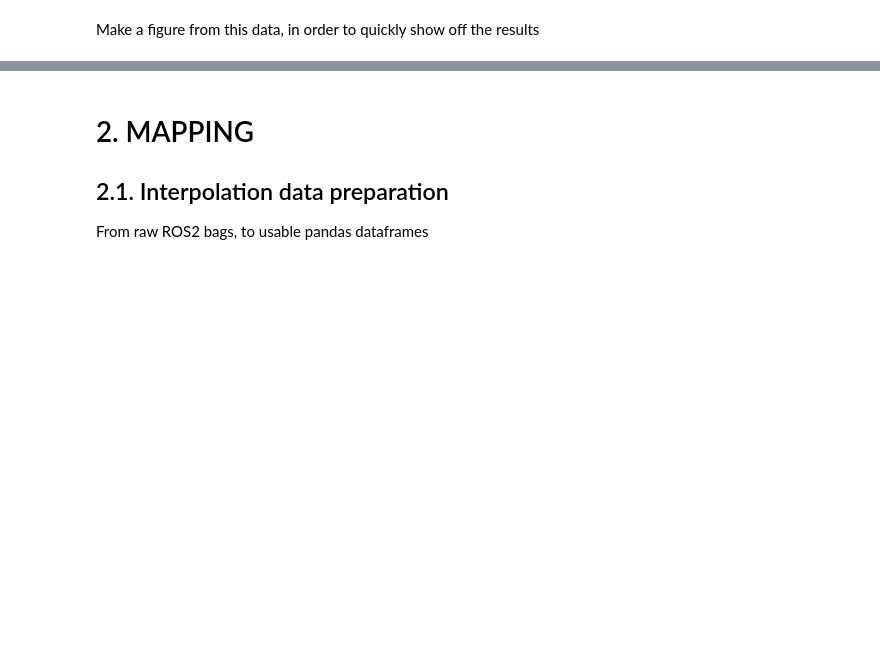
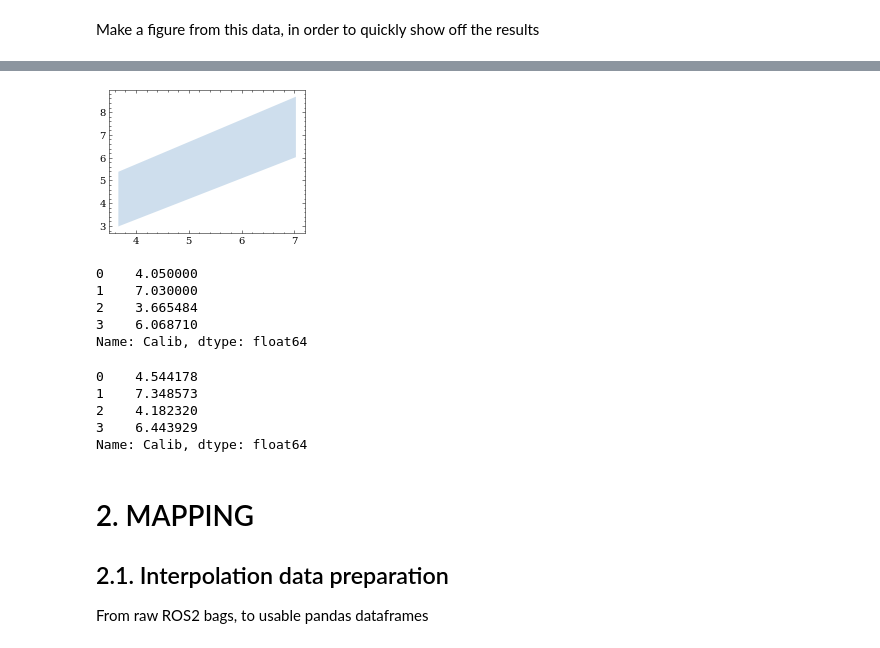
Before and after one commit to jurriandoornbos/wqdrone, a Jupyter notebook: plotting/plotting.ipynb, the cells around one changed output, grey strips where cells are left out. Cells and saved outputs as stored; diff of their text form; code cells hidden in the pictures; blank space fills up the shorter version.

```diff
--- a/plotting/plotting.ipynb
+++ b/plotting/plotting.ipynb
@@ -130,3 +144,30 @@ fig.show()
+# %%
+x = ph.Calib
+y= ph.Meter
+y_est, y_err,rms = error_data(x,y)
+
+fig,ax = plt.subplots()
+
+
+fig.show()
+# %% [output]
+[figure, added]
+# %%
+x
+# %% [output]
+0    4.050000
+1    7.030000
+2    3.665484
+3    6.068710
+Name: Calib, dtype: float64
+# %%
+y_est
+# %% [output]
+0    4.544178
+1    7.348573
+2    4.182320
+3    6.443929
+Name: Calib, dtype: float64
 # %% [markdown]
 # 2. MAPPING
 
```
Also changed, not shown: parts of 2 cells of this notebook, 2 other files.
